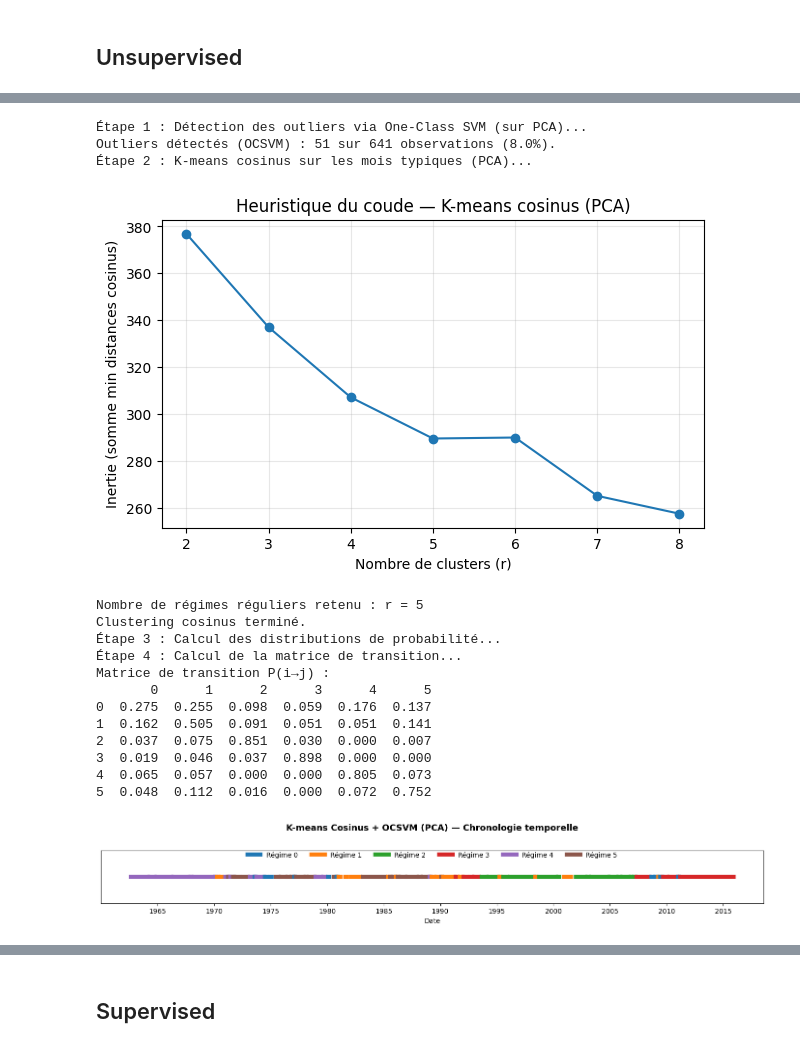
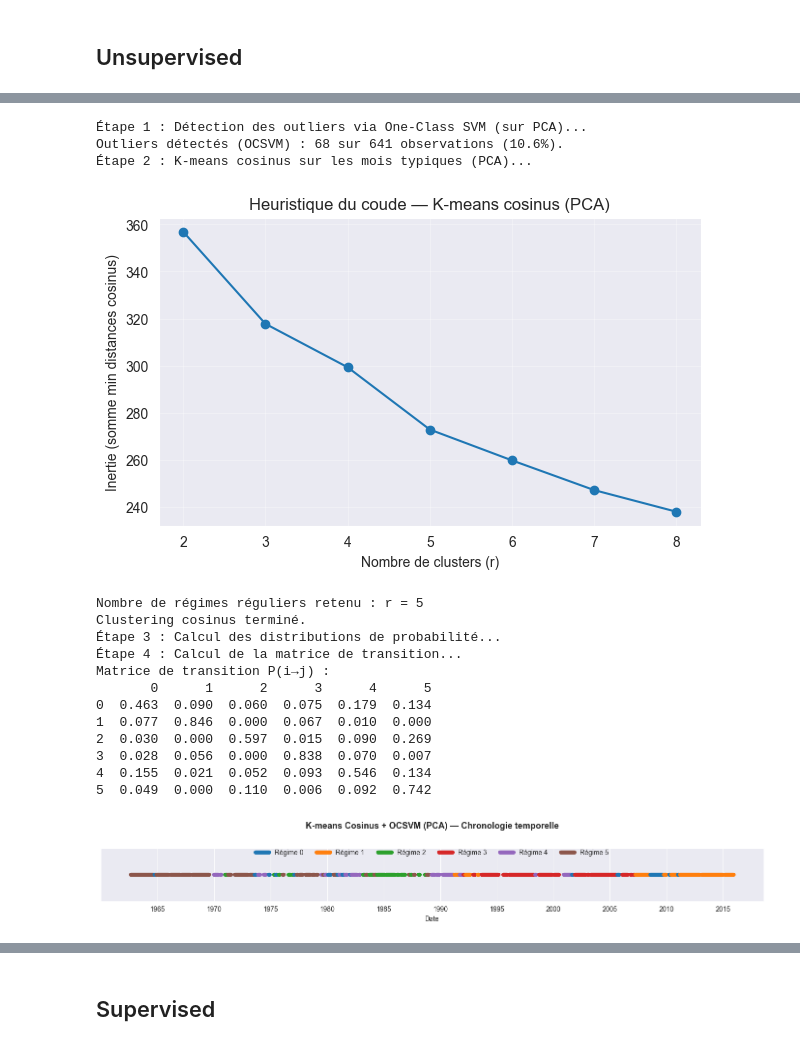
Before and after one commit to alexisdantzikian/ML_PM, a Jupyter notebook: nbs/main.ipynb, the cells around one changed output, grey strips where cells are left out. Saved outputs shown, nothing was run; the diff lists cells and outputs as text; code cells hidden in the pictures.

```diff
--- a/nbs/main.ipynb
+++ b/nbs/main.ipynb
@@ -518,6 +599,6 @@ Variance expliquée cumulée : 85.37%
 # %%
 # === 1) Calcule et affiche les critères pour k in [2..5] ===
-k_candidates = range(2, 7)
+k_candidates = range(2, 10)
 rows = []
 models = {}
 
@@ -621,0 +1016,40 @@ plt.show()
+# %%
+import matplotlib.dates as mdates
+import seaborn as sns
+import matplotlib.pyplot as plt
+
+# --- Données : labels et index temps ---
+dates = gmm_labels_train.index
+labels = gmm_labels_train
+
+# --- Palette cohérente (commence à 1) ---
+n_regimes = labels.max()
+palette = sns.color_palette("tab10", n_colors=n_regimes)
+
+# --- Figure principale ---
+fig, ax = plt.subplots(figsize=(14, 2.5))
+
+for k_ in range(1, n_regimes + 1):
+    idx_k = labels[labels == k_].index
+    ax.scatter(idx_k, [0]*len(idx_k), s=30, color=palette[k_-1],
+               label=f"Régime {k_}", marker="s")
+
+# --- Mise en forme ---
+ax.set_yticks([])
+ax.set_xlabel("Date", fontsize=11)
+ax.xaxis.set_major_locator(mdates.YearLocator(5))
+ax.xaxis.set_major_formatter(mdates.DateFormatter("%Y"))
+ax.grid(False)
+
+ax.set_title(f"GMM Regimes (k={n_regimes})", fontsize=13, weight="bold", pad=25)
+
+# --- Légende centrée et propre ---
+ax.legend(
+    loc="upper center",
+    bbox_to_anchor=(0.5, 1.15),
+    ncol=n_regimes,
+    frameon=False
+)
+
+plt.tight_layout(rect=[0, 0, 1, 0.95])
+plt.show()
@@ -630,7 +1234,7 @@ plt.show()
 print("Étape 1 : Détection des outliers via One-Class SVM (sur PCA)...")
 
 # ν = fraction maximale d'outliers (ex: 0.02 = 2%)
-ocs = OneClassSVM(kernel="rbf", nu=0.05, gamma="scale").fit(X_pca_train)
+ocs = OneClassSVM(kernel="rbf", nu=0.1, gamma="scale").fit(X_pca_train)
 is_outlier = ocs.predict(X_pca_train) == -1
 decision_scores = ocs.decision_function(X_pca_train)  # plus petit = plus anormal
 
@@ -760,39 +1364,39 @@ for i in range(1, len(labels)):
     if labels[i] != labels[i-1] or i == len(labels)-1:
         ax.plot(times[start_idx:i], [0]* (i-start_idx),
                 color=palette[labels[i-1]], lw=6)
         start_idx = i
 
 # --- Mise en forme ---
 ax.set_yticks([])
 ax.set_xlabel("Date")
 ax.xaxis.set_major_locator(mdates.YearLocator(5))
 ax.xaxis.set_major_formatter(mdates.DateFormatter("%Y"))
 
 ax.legend(
     handles=[plt.Line2D([0], [0], color=palette[k], lw=6, label=f"Régime {k}")
              for k in sorted(res_kmeans["kmeans_label"].unique())],
     loc="upper center",
     bbox_to_anchor=(0.5, 1.10),
     ncol=res_kmeans["kmeans_label"].nunique(),
     frameon=False
 )
 plt.tight_layout(rect=[0, 0, 1, 0.95])
 plt.show()
 # %% [output]
 Étape 1 : Détection des outliers via One-Class SVM (sur PCA)...
-Outliers détectés (OCSVM) : 51 sur 641 observations (8.0%).
+Outliers détectés (OCSVM) : 68 sur 641 observations (10.6%).
 Étape 2 : K-means cosinus sur les mois typiques (PCA)...
-[figure, old version]
+[figure, new version]
 Nombre de régimes réguliers retenu : r = 5
 Clustering cosinus terminé.
 Étape 3 : Calcul des distributions de probabilité...
 Étape 4 : Calcul de la matrice de transition...
 Matrice de transition P(i→j) :
        0      1      2      3      4      5
-0  0.275  0.255  0.098  0.059  0.176  0.137
-1  0.162  0.505  0.091  0.051  0.051  0.141
-2  0.037  0.075  0.851  0.030  0.000  0.007
-3  0.019  0.046  0.037  0.898  0.000  0.000
-4  0.065  0.057  0.000  0.000  0.805  0.073
-5  0.048  0.112  0.016  0.000  0.072  0.752
+0  0.463  0.090  0.060  0.075  0.179  0.134
+1  0.077  0.846  0.000  0.067  0.010  0.000
+2  0.030  0.000  0.597  0.015  0.090  0.269
+3  0.028  0.056  0.000  0.838  0.070  0.007
+4  0.155  0.021  0.052  0.093  0.546  0.134
+5  0.049  0.000  0.110  0.006  0.092  0.742
-[figure, old version]
+[figure, new version]
```
Also changed, not shown: parts of 27 cells of this notebook.
